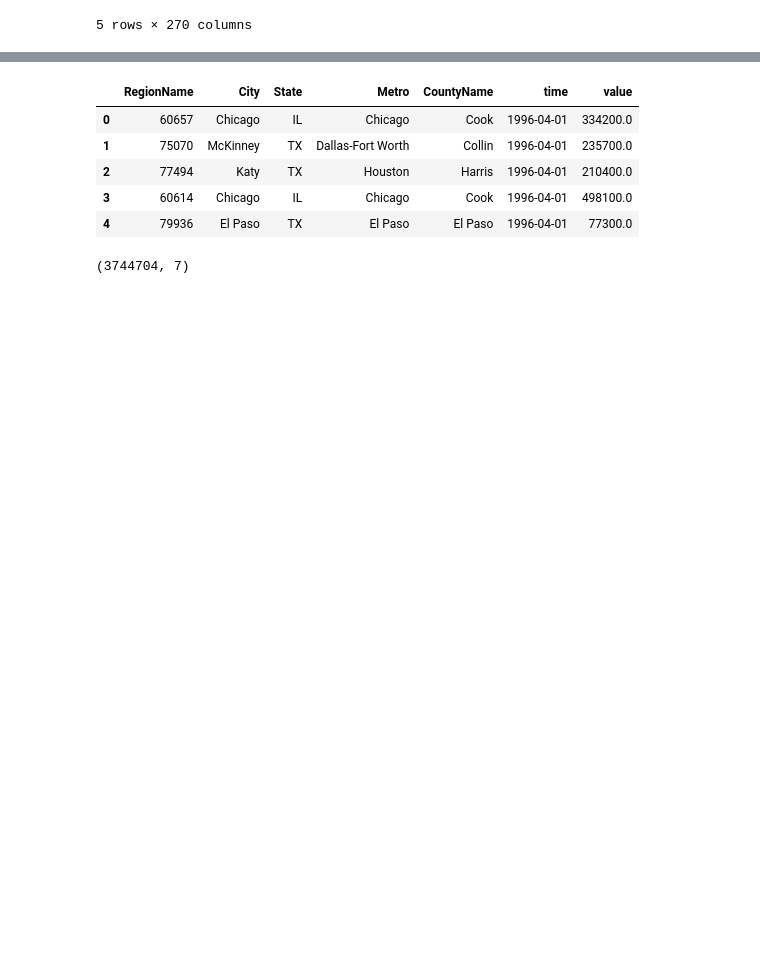
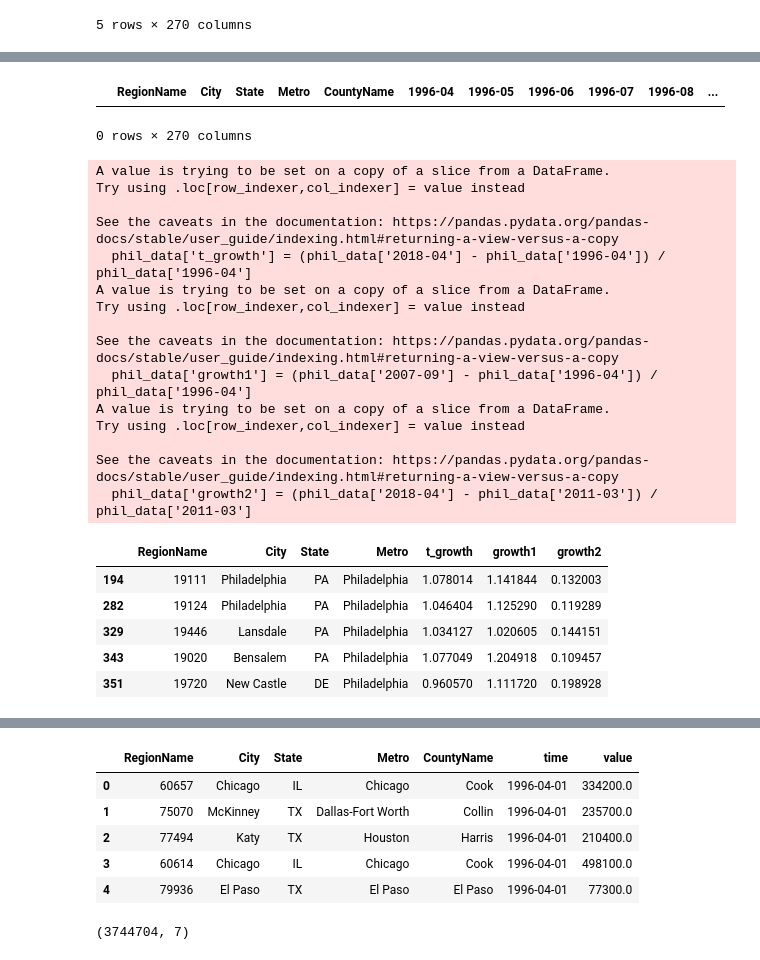
Before and after one commit to sanderlin2013/Zillow-Timeseries-Project, a Jupyter notebook: notebook.ipynb, the cells around one changed output, grey strips where cells are left out. Drawn from its saved outputs; the diff is of its cells as text; code cells hidden in the pictures; blank space fills up the shorter version.

```diff
--- a/notebook.ipynb
+++ b/notebook.ipynb
@@ -64,0 +83,35 @@ data.head()
+# %%
+#checking for null values
+phil_data[pd.isna(phil_data).any(axis=1)]
+# %% [output]
+|  | RegionName | City | State | Metro | CountyName | 1996-04 | 1996-05 | 1996-06 | 1996-07 | 1996-08 | ... |
+0 rows × 270 columns
+# %%
+phil_data['t_growth'] = (phil_data['2018-04'] - phil_data['1996-04']) / phil_data['1996-04']
+phil_data['growth1'] = (phil_data['2007-09'] - phil_data['1996-04']) / phil_data['1996-04']
+phil_data['growth2'] = (phil_data['2018-04'] - phil_data['2011-03']) / phil_data['2011-03']
+# re-check the info in a bit more manageable slice
+phil_shortform = phil_data.loc[:,['RegionName','City','State','Metro','t_growth','growth1','growth2']]
+phil_shortform.head()
+# %% [output]
+A value is trying to be set on a copy of a slice from a DataFrame.
+Try using .loc[row_indexer,col_indexer] = value instead
+
+See the caveats in the documentation: https://pandas.pydata.org/pandas-docs/stable/user_guide/indexing.html#returning-a-view-versus-a-copy
+  phil_data['t_growth'] = (phil_data['2018-04'] - phil_data['1996-04']) / phil_data['1996-04']
+A value is trying to be set on a copy of a slice from a DataFrame.
+Try using .loc[row_indexer,col_indexer] = value instead
+
+See the caveats in the documentation: https://pandas.pydata.org/pandas-docs/stable/user_guide/indexing.html#returning-a-view-versus-a-copy
+  phil_data['growth1'] = (phil_data['2007-09'] - phil_data['1996-04']) / phil_data['1996-04']
+A value is trying to be set on a copy of a slice from a DataFrame.
+Try using .loc[row_indexer,col_indexer] = value instead
+
+See the caveats in the documentation: https://pandas.pydata.org/pandas-docs/stable/user_guide/indexing.html#returning-a-view-versus-a-copy
+  phil_data['growth2'] = (phil_data['2018-04'] - phil_data['2011-03']) / phil_data['2011-03']
+|  | RegionName | City | State | Metro | t_growth | growth1 | growth2 |
+| 194 | 19111 | Philadelphia | PA | Philadelphia | 1.078014 | 1.141844 | 0.132003 |
+| 282 | 19124 | Philadelphia | PA | Philadelphia | 1.046404 | 1.125290 | 0.119289 |
+| 329 | 19446 | Lansdale | PA | Philadelphia | 1.034127 | 1.020605 | 0.144151 |
+| 343 | 19020 | Bensalem | PA | Philadelphia | 1.077049 | 1.204918 | 0.109457 |
+| 351 | 19720 | New Castle | DE | Philadelphia | 0.960570 | 1.111720 | 0.198928 |
```
Also changed, not shown: parts of 16 cells of this notebook.
